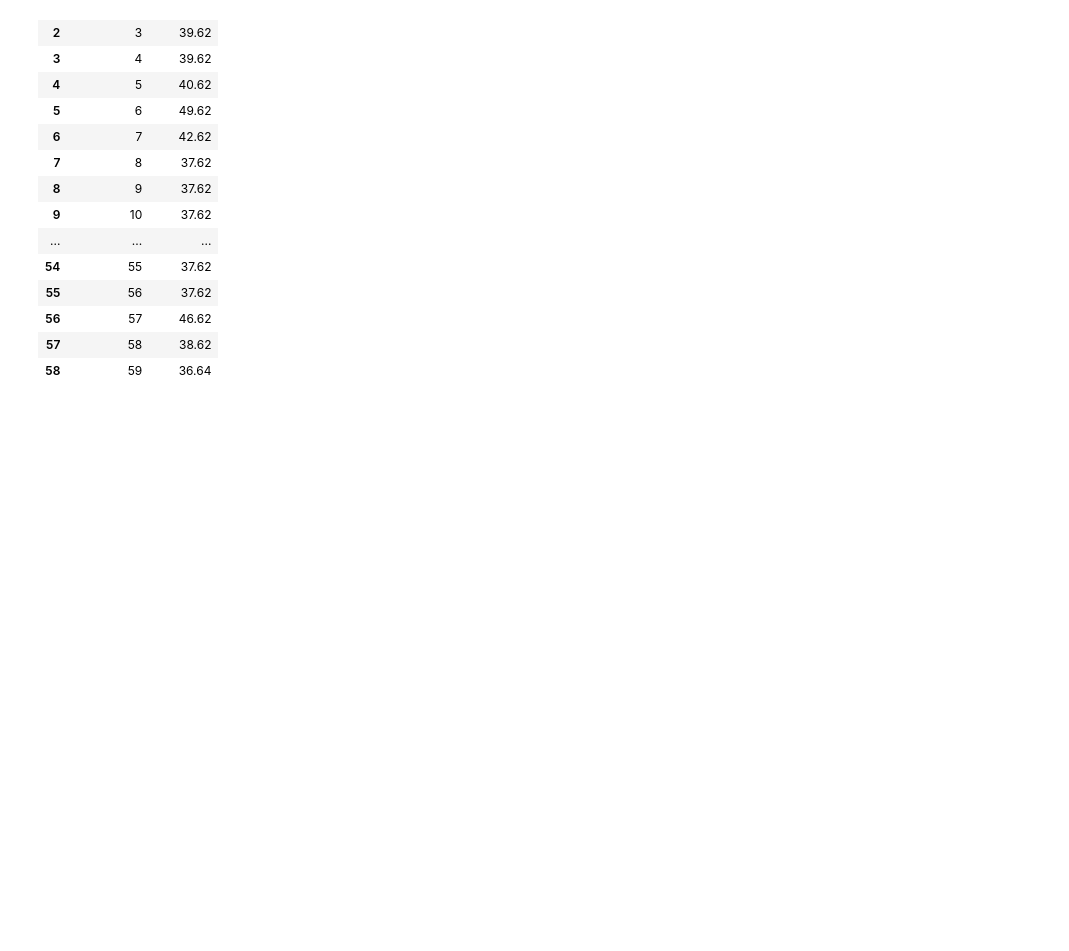
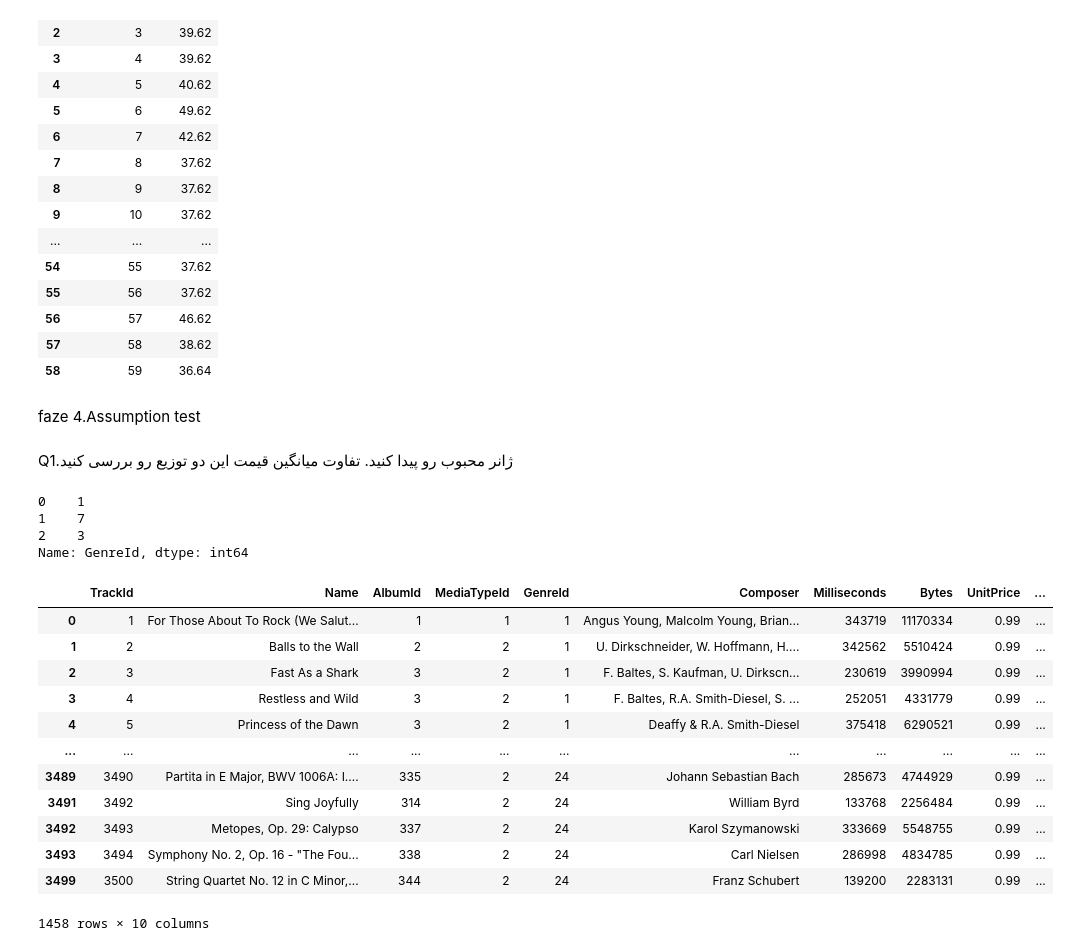
Before and after one commit to Mostafa2rz1/Chinook, a Jupyter notebook: 2.EDA/EDA.ipynb, the cells around one changed output. Saved outputs shown, nothing was run; the diff lists cells and outputs as text; code cells hidden in the pictures; blank space fills up the shorter version.

Commit message:
faze 2 : faze 4 : Assumption test Q2

```diff
--- a/2.EDA/EDA.ipynb
+++ b/2.EDA/EDA.ipynb
@@ -605,3 +626,31 @@ df_customer_purcashe
 | 56 | 57 | 46.62 |
 | 57 | 58 | 38.62 |
 | 58 | 59 | 36.64 |
+# %% [markdown]
+faze 4.Assumption test
+# %% [markdown]
+  Q1.ژانر محبوب رو پیدا کنید. تفاوت میانگین قیمت این دو توزیع رو بررسی کنید
+# %%
+df_sale_genre_top_3['GenreId']
+# %% [output]
+0    1
+1    7
+2    3
+Name: GenreId, dtype: int64
+# %%
+df_tarck_with_sale_no_nan = df_tarck_with_sale.dropna()
+df_tarck_with_sale_no_nan
+# %% [output]
+|  | TrackId | Name | AlbumId | MediaTypeId | GenreId | Composer | Milliseconds | Bytes | UnitPrice | ... |
+| 0 | 1 | For Those About To Rock (We Salut... | 1 | 1 | 1 | Angus Young, Malcolm Young, Brian... | 343719 | 11170334 | 0.99 | ... |
+| 1 | 2 | Balls to the Wall | 2 | 2 | 1 | U. Dirkschneider, W. Hoffmann, H.... | 342562 | 5510424 | 0.99 | ... |
+| 2 | 3 | Fast As a Shark | 3 | 2 | 1 | F. Baltes, S. Kaufman, U. Dirkscn... | 230619 | 3990994 | 0.99 | ... |
+| 3 | 4 | Restless and Wild | 3 | 2 | 1 | F. Baltes, R.A. Smith-Diesel, S. ... | 252051 | 4331779 | 0.99 | ... |
+| 4 | 5 | Princess of the Dawn | 3 | 2 | 1 | Deaffy & R.A. Smith-Diesel | 375418 | 6290521 | 0.99 | ... |
+| ... | ... | ... | ... | ... | ... | ... | ... | ... | ... | ... |
+| 3489 | 3490 | Partita in E Major, BWV 1006A: I.... | 335 | 2 | 24 | Johann Sebastian Bach | 285673 | 4744929 | 0.99 | ... |
+| 3491 | 3492 | Sing Joyfully | 314 | 2 | 24 | William Byrd | 133768 | 2256484 | 0.99 | ... |
+| 3492 | 3493 | Metopes, Op. 29: Calypso | 337 | 2 | 24 | Karol Szymanowski | 333669 | 5548755 | 0.99 | ... |
+| 3493 | 3494 | Symphony No. 2, Op. 16 - "The Fou... | 338 | 2 | 24 | Carl Nielsen | 286998 | 4834785 | 0.99 | ... |
+| 3499 | 3500 | String Quartet No. 12 in C Minor,... | 344 | 2 | 24 | Franz Schubert | 139200 | 2283131 | 0.99 | ... |
+1458 rows × 10 columns
```
Also changed, not shown: parts of 10 cells of this notebook.
